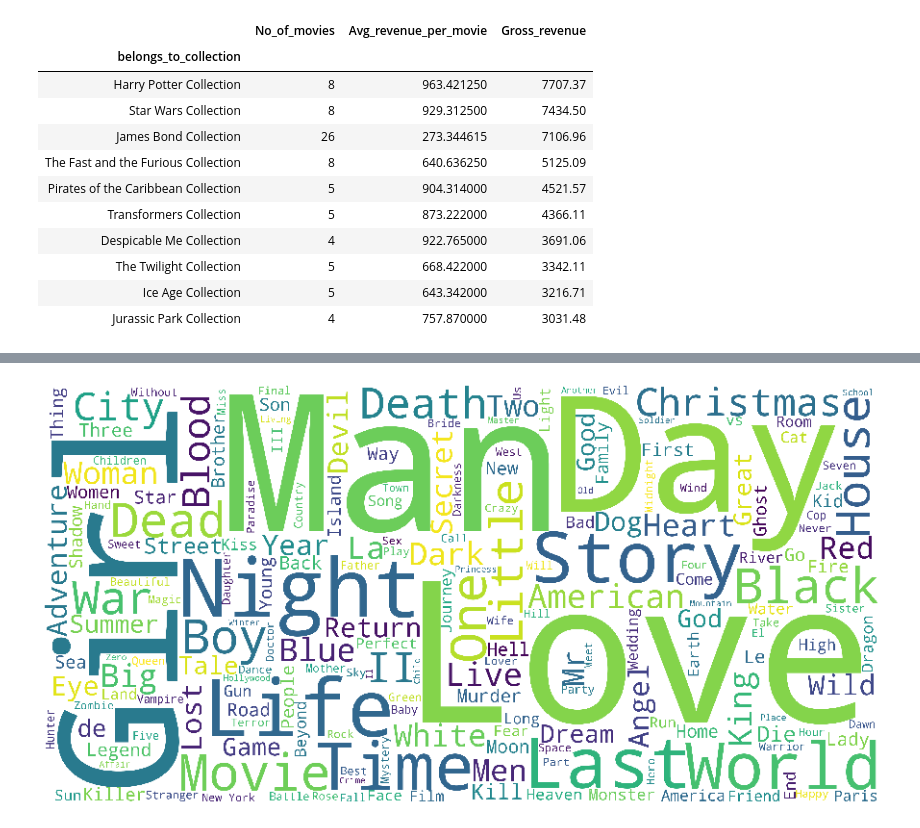
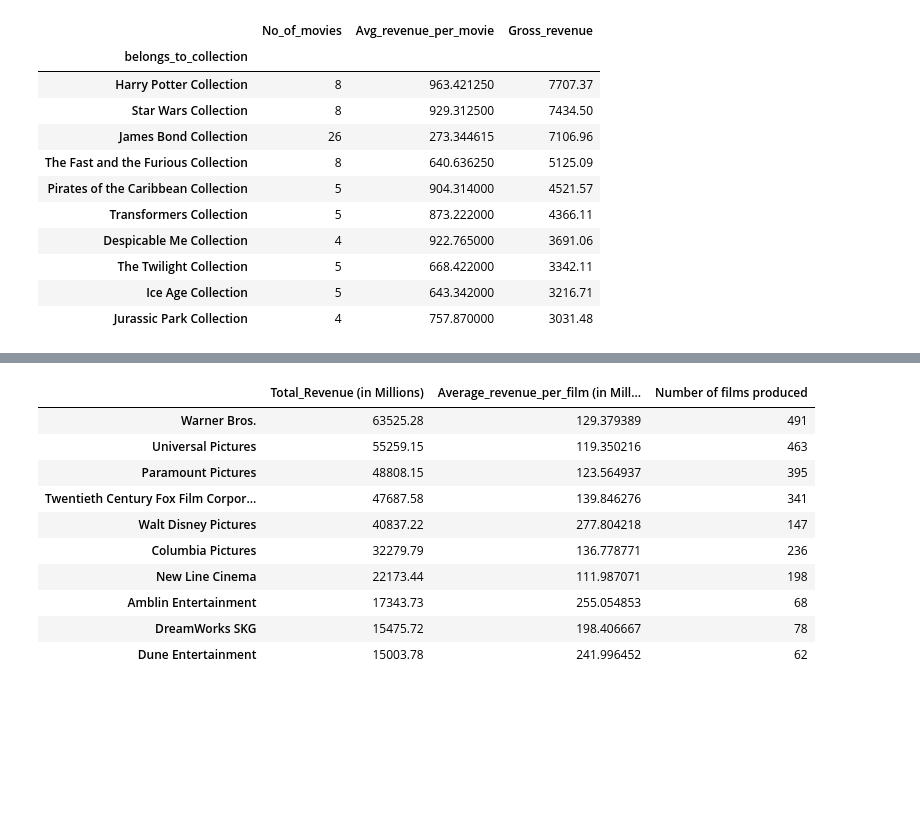
Before and after one commit to sanjay033/Movie-Recommendation, a Jupyter notebook: Movie Recommendation Engine.ipynb, the cells around one changed output, grey strips where cells are left out. Cells and saved outputs as stored; diff of their text form; code cells hidden in the pictures; blank space fills up the shorter version.

```diff
--- a/Movie Recommendation Engine.ipynb
+++ b/Movie Recommendation Engine.ipynb
@@ -234,13 +216,31 @@ ValueError: Could not interpret input 'belongs_to_collection'
-# %%
-df['title'] = df['title'].astype('str')
-df['overview'] = df['overview'].astype('str')
-title_corpus = ' '.join(df['title'])
-overview_corpus = ' '.join(df['overview'])
-# %%
-title_wordcloud = WordCloud(stopwords=STOPWORDS, background_color='white', height=2000, width=4000).generate(title_corpus)
-plt.figure(figsize=(16,8))
-plt.imshow(title_wordcloud)
-plt.axis('off')
-plt.show()
-# %% [output]
-[figure, removed]
+# %%
+#Biggest production companies
+df['production_companies'] = df['production_companies'].fillna('[]').apply(ast.literal_eval)
+df['production_companies'] = df['production_companies'].apply(lambda x: [i['name'] for i in x] if isinstance(x, list) else [])
+# %%
+s = df.apply(lambda x: pd.Series(x['production_companies']),axis=1).stack().reset_index(level=1, drop=True)
+s.name = 'companies'
+com_df = df.drop('production_companies', axis=1).join(s)
+# %%
+com_sum = pd.DataFrame(com_df.groupby('companies')['Revenue (in Millions)'].sum().sort_values(ascending=False))
+com_sum.columns = ['Total_Revenue (in Millions)']
+com_mean = pd.DataFrame(com_df.groupby('companies')['Revenue (in Millions)'].mean().sort_values(ascending=False))
+com_mean.columns = ['Average_revenue_per_film (in Millions)']
+com_count = pd.DataFrame(com_df.groupby('companies')['Revenue (in Millions)'].count().sort_values(ascending=False))
+com_count.columns = ['Number of films produced']
+
+com_pivot = pd.concat((com_sum, com_mean, com_count), axis=1)
+# %%
+com_pivot.sort_values('Total_Revenue (in Millions)', ascending=False).head(10)
+# %% [output]
+|  | Total_Revenue (in Millions) | Average_revenue_per_film (in Mill... | Number of films produced |
+| Warner Bros. | 63525.28 | 129.379389 | 491 |
+| Universal Pictures | 55259.15 | 119.350216 | 463 |
+| Paramount Pictures | 48808.15 | 123.564937 | 395 |
+| Twentieth Century Fox Film Corpor... | 47687.58 | 139.846276 | 341 |
+| Walt Disney Pictures | 40837.22 | 277.804218 | 147 |
+| Columbia Pictures | 32279.79 | 136.778771 | 236 |
+| New Line Cinema | 22173.44 | 111.987071 | 198 |
+| Amblin Entertainment | 17343.73 | 255.054853 | 68 |
+| DreamWorks SKG | 15475.72 | 198.406667 | 78 |
+| Dune Entertainment | 15003.78 | 241.996452 | 62 |
```
Also changed, not shown: parts of 27 cells of this notebook.
